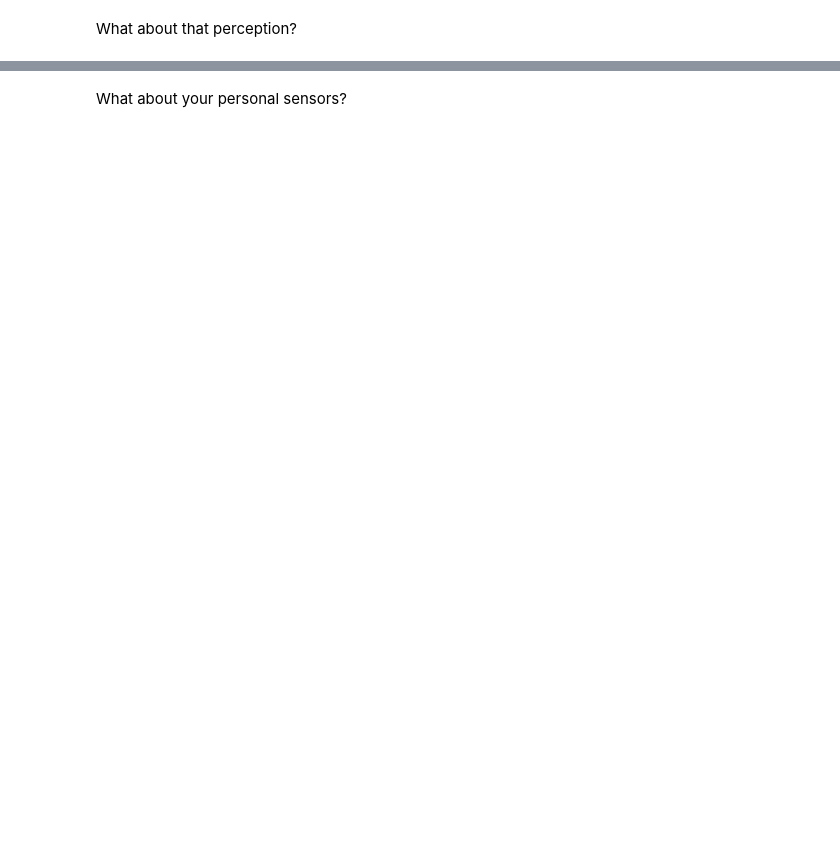
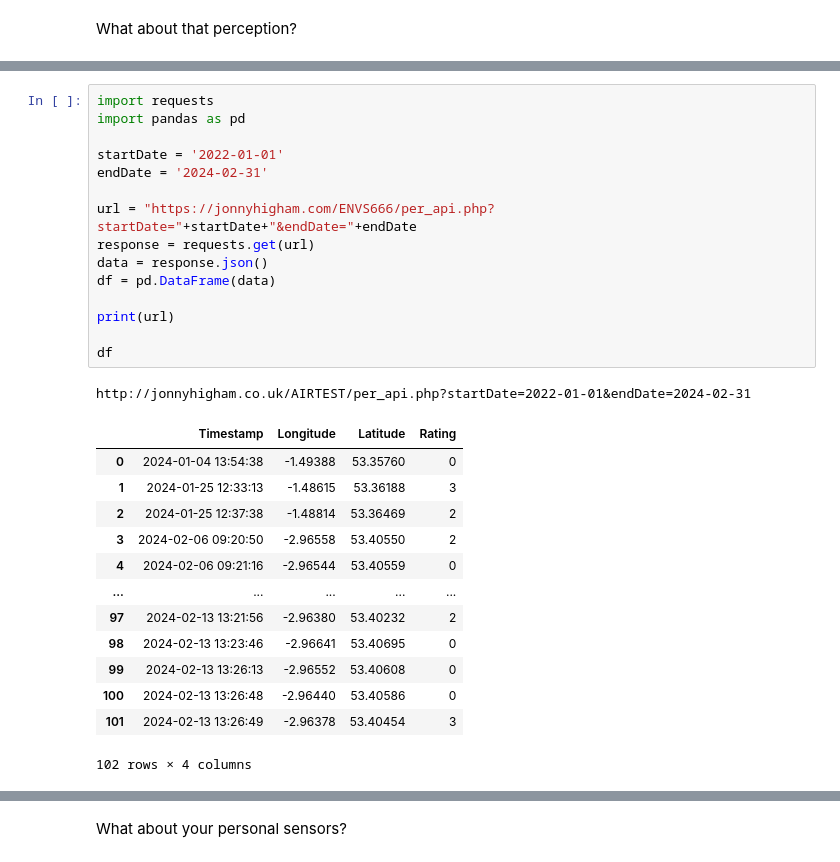
Before and after one commit to flowonthegoliv/ENVS666_2024, a Jupyter notebook: Tutorial_2.ipynb, the cells around one changed output, grey strips where cells are left out. Cells and saved outputs as stored; diff of their text form; blank space fills up the shorter version.

```diff
--- a/Tutorial_2.ipynb
+++ b/Tutorial_2.ipynb
@@ -130,0 +194,30 @@ What about that perception?
+# %%
+import requests
+import pandas as pd
+
+startDate = '2022-01-01'
+endDate = '2024-02-31'
+
+url = "https://jonnyhigham.com/ENVS666/per_api.php?startDate="+startDate+"&endDate="+endDate
+response = requests.get(url)
+data = response.json()
+df = pd.DataFrame(data)
+
+print(url)
+
+df
+# %% [output]
+http://jonnyhigham.co.uk/AIRTEST/per_api.php?startDate=2022-01-01&endDate=2024-02-31
+|  | Timestamp | Longitude | Latitude | Rating |
+| 0 | 2024-01-04 13:54:38 | -1.49388 | 53.35760 | 0 |
+| 1 | 2024-01-25 12:33:13 | -1.48615 | 53.36188 | 3 |
+| 2 | 2024-01-25 12:37:38 | -1.48814 | 53.36469 | 2 |
+| 3 | 2024-02-06 09:20:50 | -2.96558 | 53.40550 | 2 |
+| 4 | 2024-02-06 09:21:16 | -2.96544 | 53.40559 | 0 |
+| ... | ... | ... | ... | ... |
+| 97 | 2024-02-13 13:21:56 | -2.96380 | 53.40232 | 2 |
+| 98 | 2024-02-13 13:23:46 | -2.96641 | 53.40695 | 0 |
+| 99 | 2024-02-13 13:26:13 | -2.96552 | 53.40608 | 0 |
+| 100 | 2024-02-13 13:26:48 | -2.96440 | 53.40586 | 0 |
+| 101 | 2024-02-13 13:26:49 | -2.96378 | 53.40454 | 3 |
+102 rows × 4 columns
```
Also changed, not shown: parts of 11 cells of this notebook.
